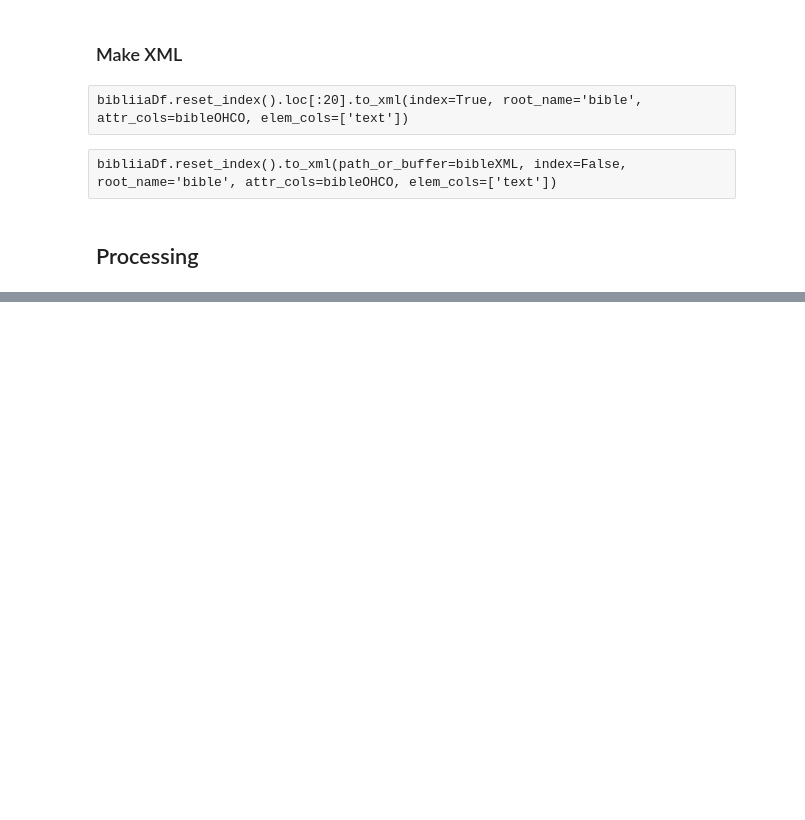
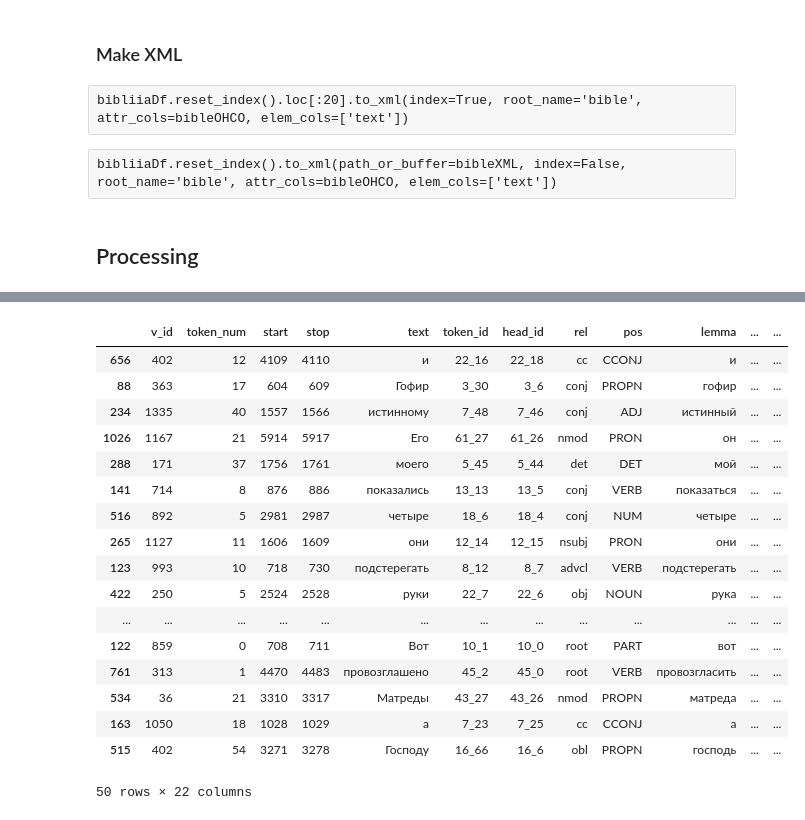
Before and after one commit to kollektivminds/russian-literary-bible, a Jupyter notebook: bible_processing.ipynb, the cells around one changed output, grey strips where cells are left out. Drawn from its saved outputs; the diff is of its cells as text; code cells hidden in the pictures; blank space fills up the shorter version.

```diff
--- a/bible_processing.ipynb
+++ b/bible_processing.ipynb
@@ -88,0 +29,15 @@ for book_row in s.find_all('table')[3].find_all('tr')[2:]:
+# %%
+texts = './texts/fiction/'
+bibleTXT = './texts/bible/sinodalnyi-perevod.txt'
+booksJSON = './texts/bible/booksDict.json'
+bibleJSON = './texts/bible/bible.json'
+bibleXML = './texts/bible/bible.xml'
+
+libCols = ['author','pub_year','title','text']
+tokenOHCO = ['title','part_num','para_num', 'sent_num', 'token_num']
+bibleOHCO = ['test', 'book', 'chap', 'verse']
+tokenCols = ['p_id', 'start', 'stop', 'text', 'token_id', 'head_id', 'rel', 'pos', 'lemma', 'anim', 'aspect', 'case', 'degree', 'gender', 'mood', 'number', 'person', 'tense', 'verb_form', 'voice']
+
+chap_lines_re = '^===\s(\d{1,3})\s===$'
+book_lines_re = '^==\s(.+)\s==$'
+matt_name = 'От Матфея святое благовествование'
@@ -441,4 +331,4 @@ def nat_parse(textDf=BibTextDf, textCol='text', columns=tokenCols):
 # %%
 %%time
-nat_parse(ChapsDf.iloc[:10])#.set_index(['v_id', 'token_num'])
+TokenDf = nat_parse(BibTextDf).set_index(['p_id', 'token_num'])
 # %% [output]
@@ -460,3 +336,24 @@ Wall time: 2.9 s
+# %%
+TokenDf.sample(50)
+# %% [output]
+|  | v_id | token_num | start | stop | text | token_id | head_id | rel | pos | lemma | ... | ... |
+| 656 | 402 | 12 | 4109 | 4110 | и | 22_16 | 22_18 | cc | CCONJ | и | ... | ... |
+| 88 | 363 | 17 | 604 | 609 | Гофир | 3_30 | 3_6 | conj | PROPN | гофир | ... | ... |
+| 234 | 1335 | 40 | 1557 | 1566 | истинному | 7_48 | 7_46 | conj | ADJ | истинный | ... | ... |
+| 1026 | 1167 | 21 | 5914 | 5917 | Его | 61_27 | 61_26 | nmod | PRON | он | ... | ... |
+| 288 | 171 | 37 | 1756 | 1761 | моего | 5_45 | 5_44 | det | DET | мой | ... | ... |
+| 141 | 714 | 8 | 876 | 886 | показались | 13_13 | 13_5 | conj | VERB | показаться | ... | ... |
+| 516 | 892 | 5 | 2981 | 2987 | четыре | 18_6 | 18_4 | conj | NUM | четыре | ... | ... |
+| 265 | 1127 | 11 | 1606 | 1609 | они | 12_14 | 12_15 | nsubj | PRON | они | ... | ... |
+| 123 | 993 | 10 | 718 | 730 | подстерегать | 8_12 | 8_7 | advcl | VERB | подстерегать | ... | ... |
+| 422 | 250 | 5 | 2524 | 2528 | руки | 22_7 | 22_6 | obj | NOUN | рука | ... | ... |
+| ... | ... | ... | ... | ... | ... | ... | ... | ... | ... | ... | ... | ... |
+| 122 | 859 | 0 | 708 | 711 | Вот | 10_1 | 10_0 | root | PART | вот | ... | ... |
+| 761 | 313 | 1 | 4470 | 4483 | провозглашено | 45_2 | 45_0 | root | VERB | провозгласить | ... | ... |
+| 534 | 36 | 21 | 3310 | 3317 | Матреды | 43_27 | 43_26 | nmod | PROPN | матреда | ... | ... |
+| 163 | 1050 | 18 | 1028 | 1029 | а | 7_23 | 7_25 | cc | CCONJ | а | ... | ... |
+| 515 | 402 | 54 | 3271 | 3278 | Господу | 16_66 | 16_6 | obl | PROPN | господь | ... | ... |
+50 rows × 22 columns
 # %%
 %%time
 nat_parse(BibTextDf.iloc[:321])#.set_index(['v_id', 'token_num'])
```
Also changed, not shown: parts of 42 cells of this notebook, 3 other files.
